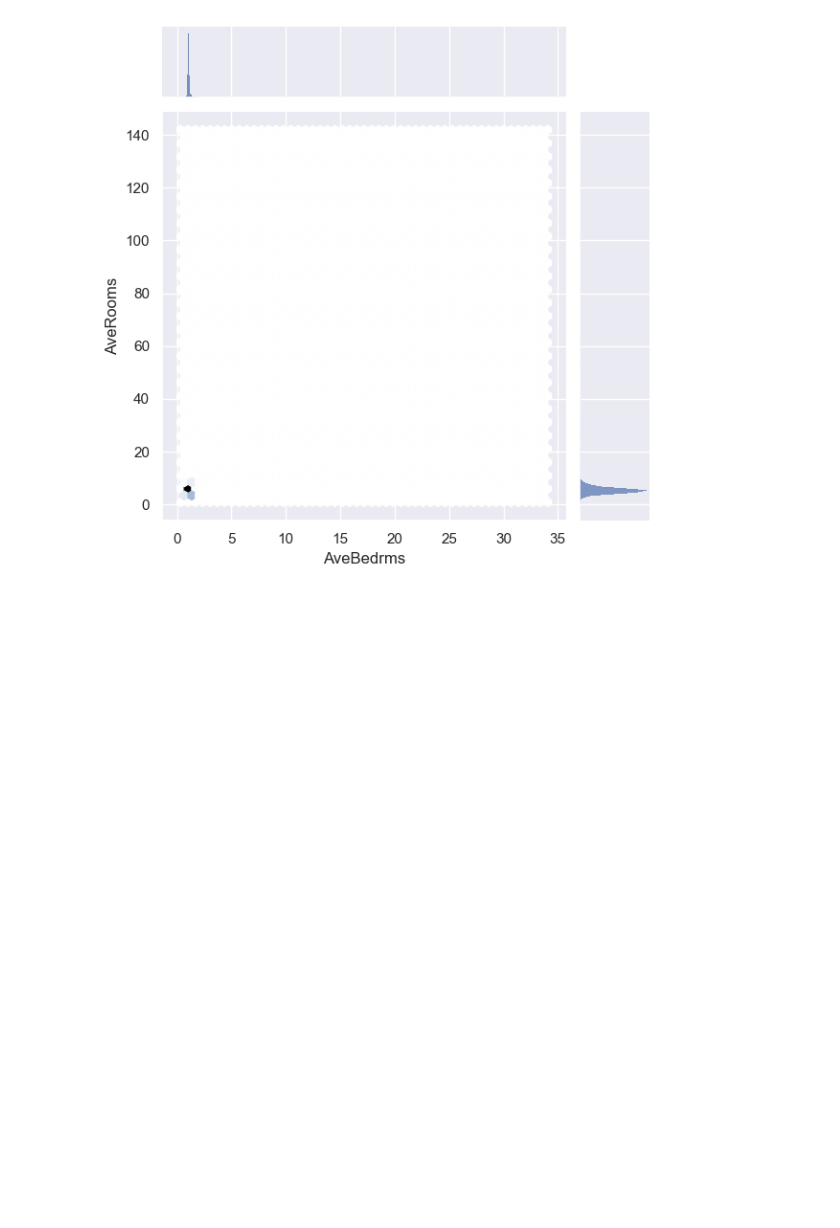
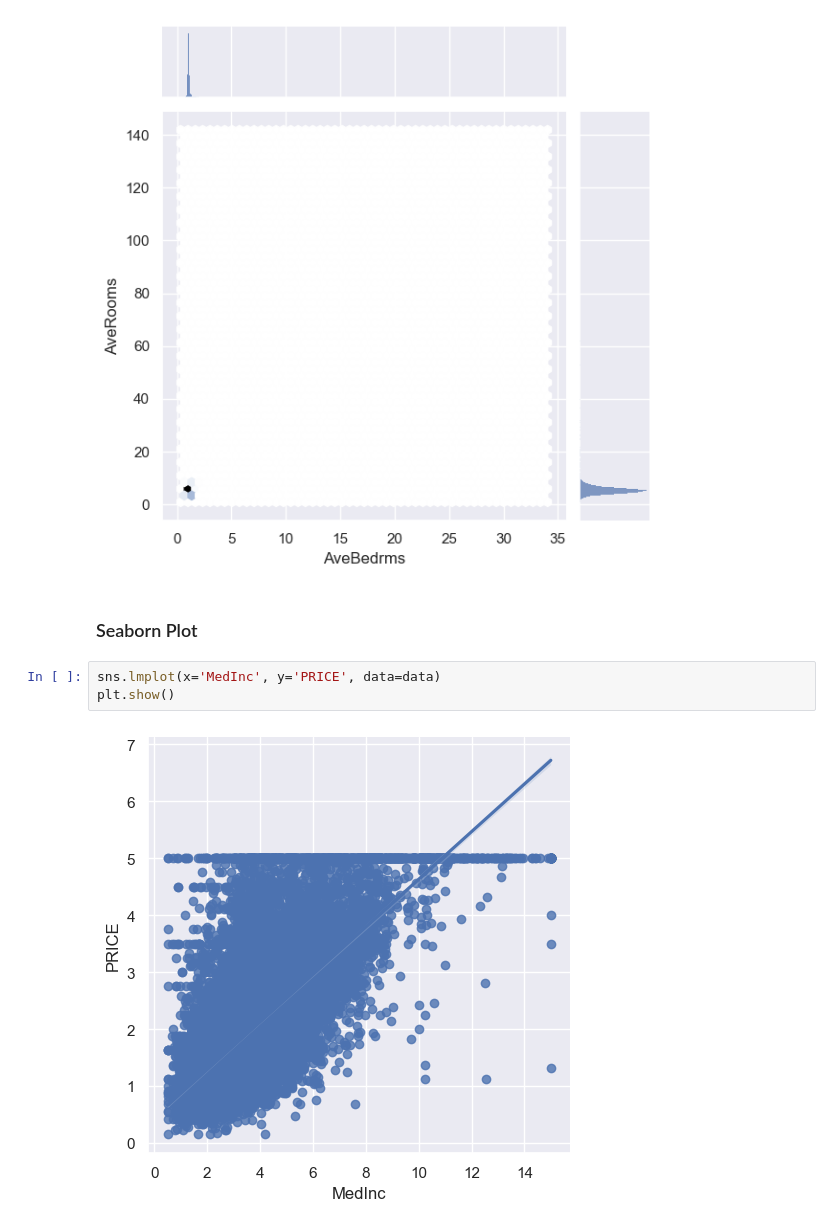
Before and after one commit to alextianyf/MachineLearning_ProblemSets, a Jupyter notebook: 3. Predict House Prices with Multivariable Linear Regression/3.2 Mutilvariate Regression.ipynb, the cells around one changed output. Drawn from its saved outputs; the diff is of its cells as text; blank space fills up the shorter version.

```diff
--- a/3. Predict House Prices with Multivariable Linear Regression/3.2 Mutilvariate Regression.ipynb
+++ b/3. Predict House Prices with Multivariable Linear Regression/3.2 Mutilvariate Regression.ipynb
@@ -478,3 +481,10 @@ sns.jointplot(x=data['AveBedrms'], y = data['AveRooms'], kind='hex')
 plt.show()
 # %% [output]
 [figure]
+# %% [markdown]
+### Seaborn Plot
+# %%
+sns.lmplot(x='MedInc', y='PRICE', data=data)
+plt.show()
+# %% [output]
+[figure, added]
```
Also changed, not shown: parts of 10 cells of this notebook.
